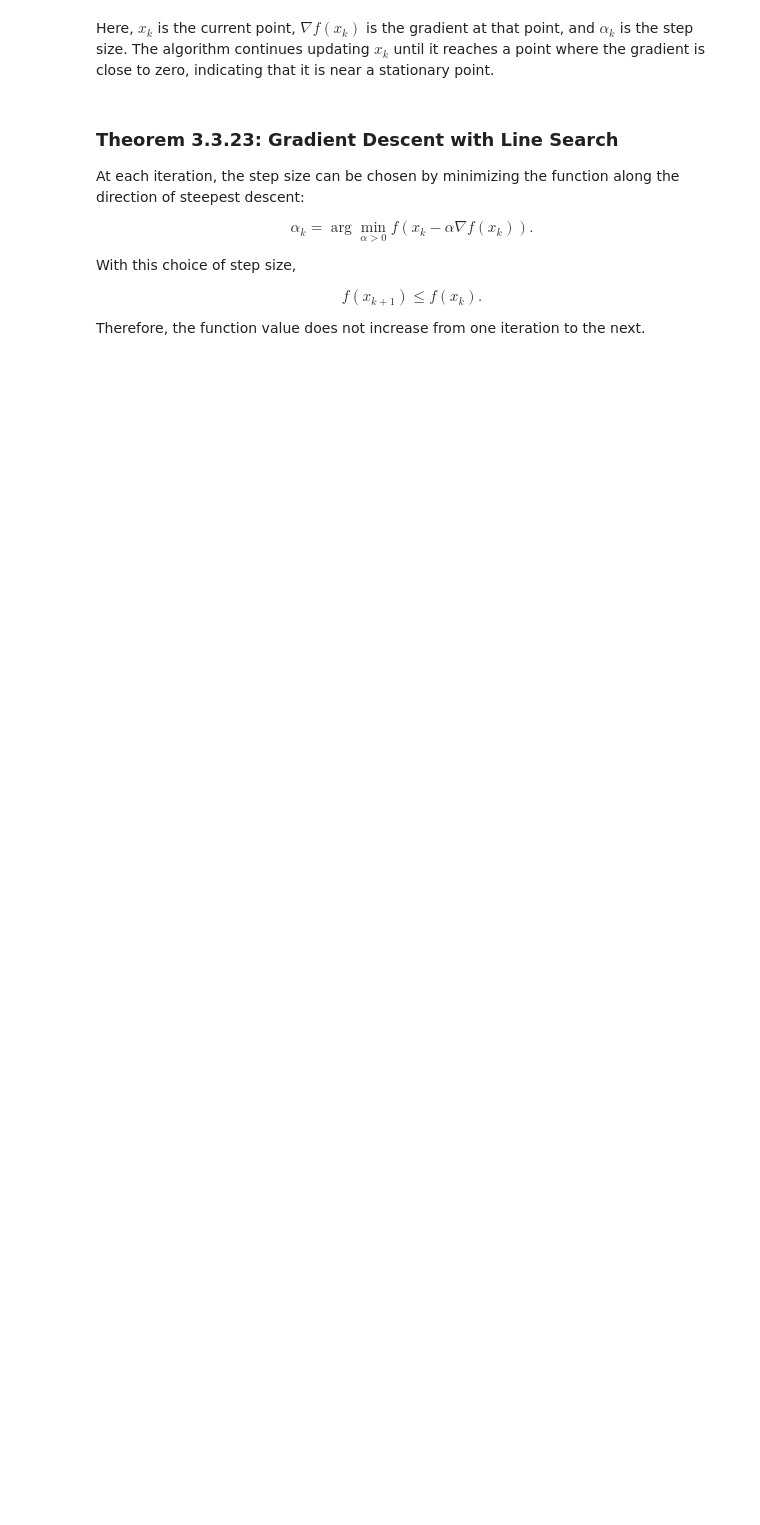
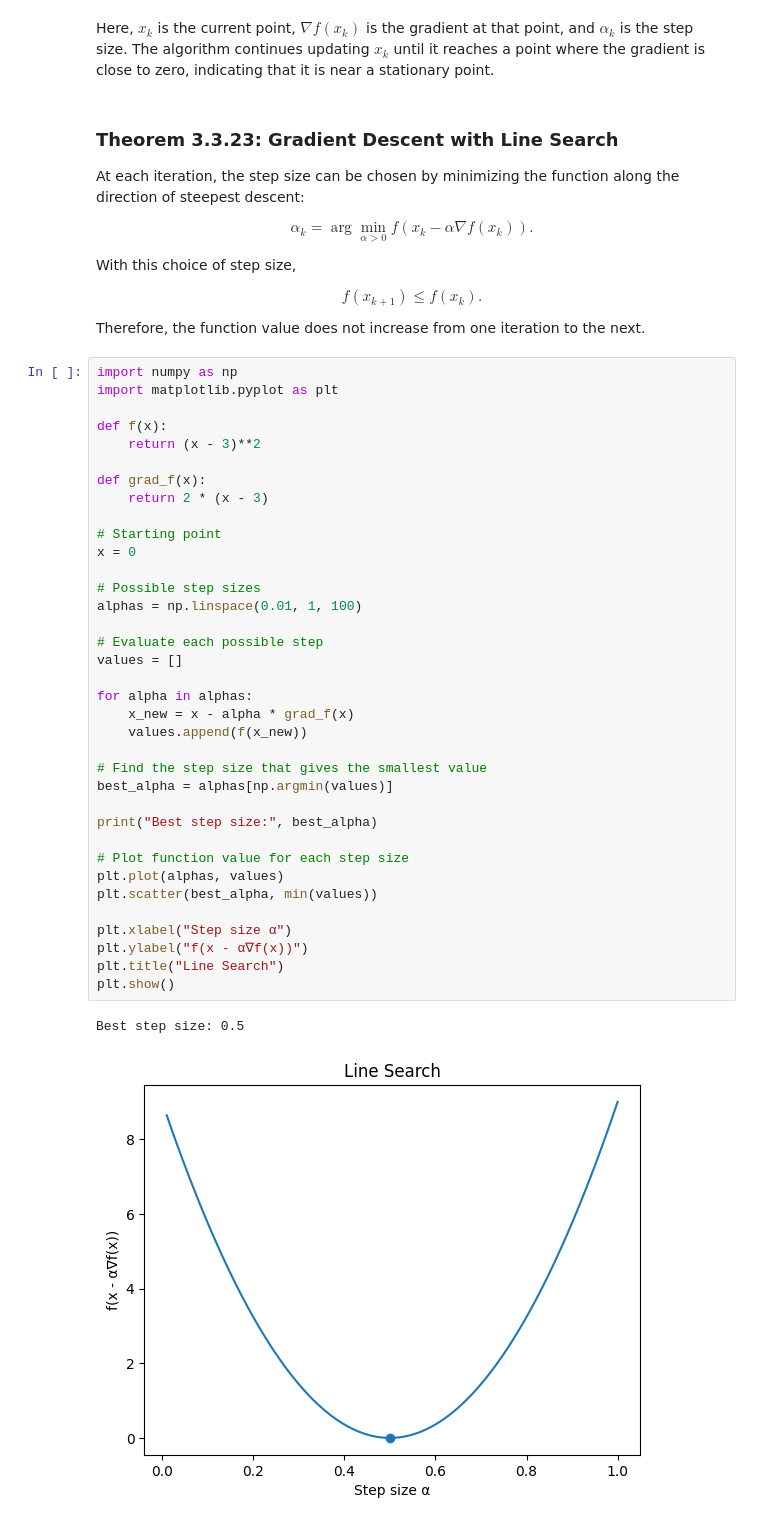
Before and after one commit to nmhom/MAT-422, a Jupyter notebook: MAT422_HW_3.3.ipynb, the cells around one changed output. Saved outputs shown, nothing was run; the diff lists cells and outputs as text; blank space fills up the shorter version.

```diff
--- a/MAT422_HW_3.3.ipynb
+++ b/MAT422_HW_3.3.ipynb
@@ -477,3 +564,42 @@ f(x_{k+1})\leq f(x_k).
 $$
 
 Therefore, the function value does not increase from one iteration to the next.
+# %%
+import numpy as np
+import matplotlib.pyplot as plt
+
+def f(x):
+    return (x - 3)**2
+
+def grad_f(x):
+    return 2 * (x - 3)
+
+# Starting point
+x = 0
+
+# Possible step sizes
+alphas = np.linspace(0.01, 1, 100)
+
+# Evaluate each possible step
+values = []
+
+for alpha in alphas:
+    x_new = x - alpha * grad_f(x)
+    values.append(f(x_new))
+
+# Find the step size that gives the smallest value
+best_alpha = alphas[np.argmin(values)]
+
+print("Best step size:", best_alpha)
+
+# Plot function value for each step size
+plt.plot(alphas, values)
+plt.scatter(best_alpha, min(values))
+
+plt.xlabel("Step size α")
+plt.ylabel("f(x - α∇f(x))")
+plt.title("Line Search")
+plt.show()
+# %% [output]
+Best step size: 0.5
+[figure, added]
```
Also changed, not shown: parts of 2 cells of this notebook.
